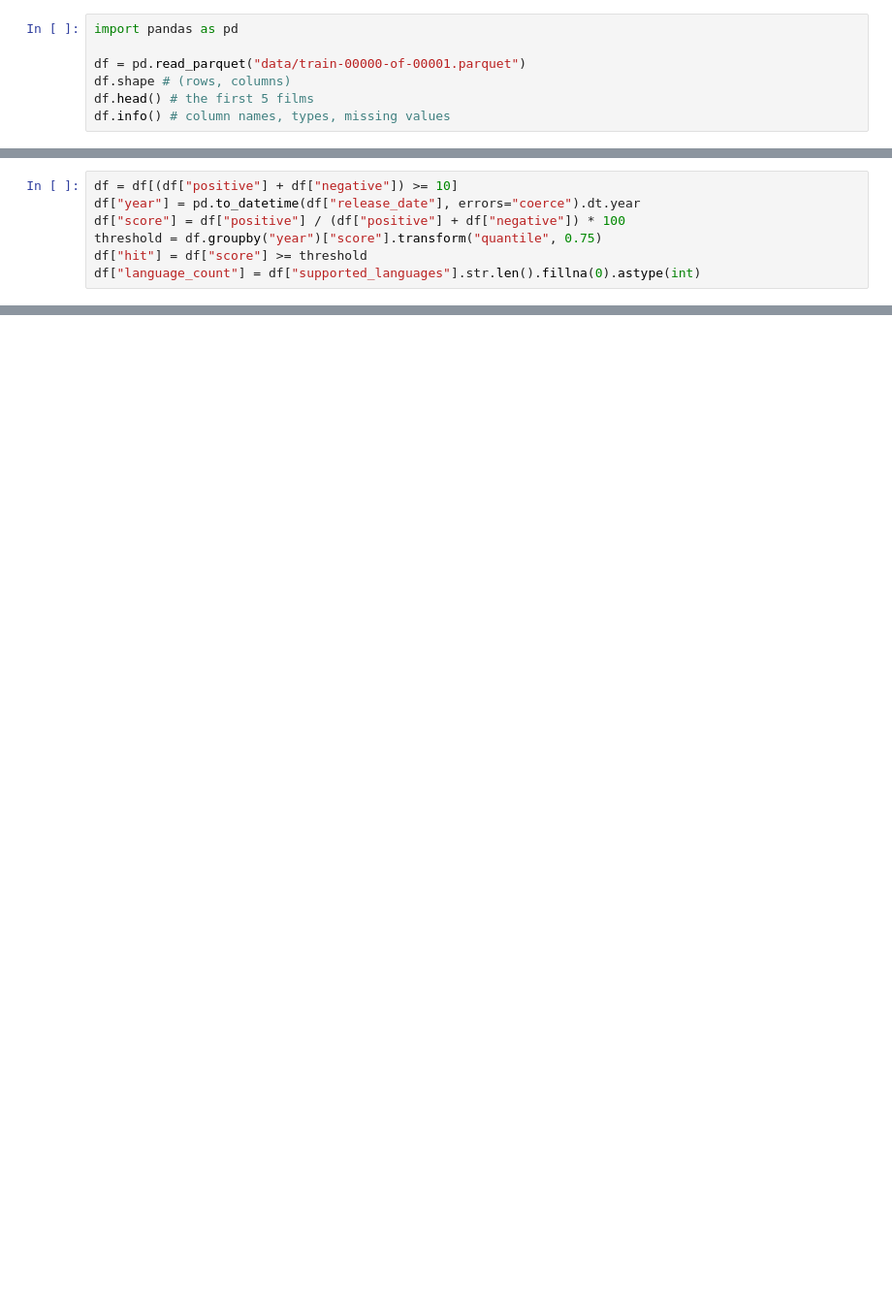
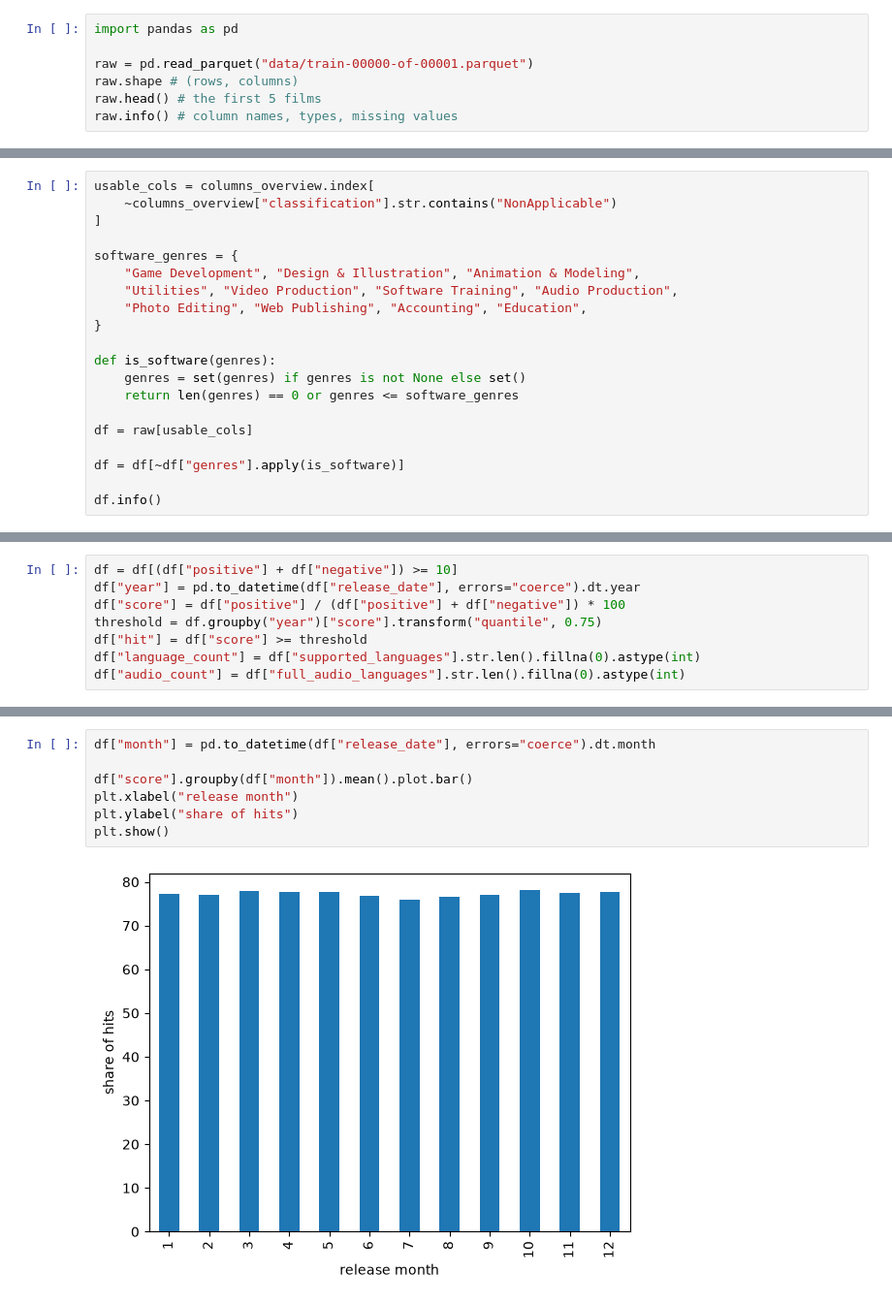
Before and after one commit to ArneMoliis/Intro-till-ML-Projektet, a Jupyter notebook: 01_features_Arne.ipynb, the cells around one changed output, grey strips where cells are left out. Shown at 97% size. Drawn from its saved outputs; the diff is of its cells as text; blank space fills up the shorter version.

```diff
--- a/01_features_Arne.ipynb
+++ b/01_features_Arne.ipynb
@@ -1,7 +1,7 @@
 # %%
 import pandas as pd
 
-df = pd.read_parquet("data/train-00000-of-00001.parquet")
-df.shape # (rows, columns)
-df.head() # the first 5 films
-df.info() # column names, types, missing values
+raw = pd.read_parquet("data/train-00000-of-00001.parquet")
+raw.shape # (rows, columns)
+raw.head() # the first 5 films
+raw.info() # column names, types, missing values
@@ -11,0 +129,20 @@ df.isna().sum()
+# %%
+usable_cols = columns_overview.index[
+    ~columns_overview["classification"].str.contains("NonApplicable")
+]
+
+software_genres = {
+    "Game Development", "Design & Illustration", "Animation & Modeling",
+    "Utilities", "Video Production", "Software Training", "Audio Production",
+    "Photo Editing", "Web Publishing", "Accounting", "Education",
+}
+
+def is_software(genres):
+    genres = set(genres) if genres is not None else set()
+    return len(genres) == 0 or genres <= software_genres
+
+df = raw[usable_cols]
+
+df = df[~df["genres"].apply(is_software)]
+
+df.info()
@@ -16,3 +206,4 @@ df["score"] = df["positive"] / (df["positive"] + df["negative"]) * 100
 threshold = df.groupby("year")["score"].transform("quantile", 0.75)
 df["hit"] = df["score"] >= threshold
 df["language_count"] = df["supported_languages"].str.len().fillna(0).astype(int)
+df["audio_count"] = df["full_audio_languages"].str.len().fillna(0).astype(int)
@@ -18,0 +235,9 @@ df["language_count"] = df["supported_languages"].str.len().fillna(0).astype(int)
+# %%
+df["month"] = pd.to_datetime(df["release_date"], errors="coerce").dt.month
+
+df["score"].groupby(df["month"]).mean().plot.bar()
+plt.xlabel("release month")
+plt.ylabel("share of hits")
+plt.show()
+# %% [output]
+[figure, added]
```
Also changed, not shown: parts of 22 cells of this notebook, 1 other file.
